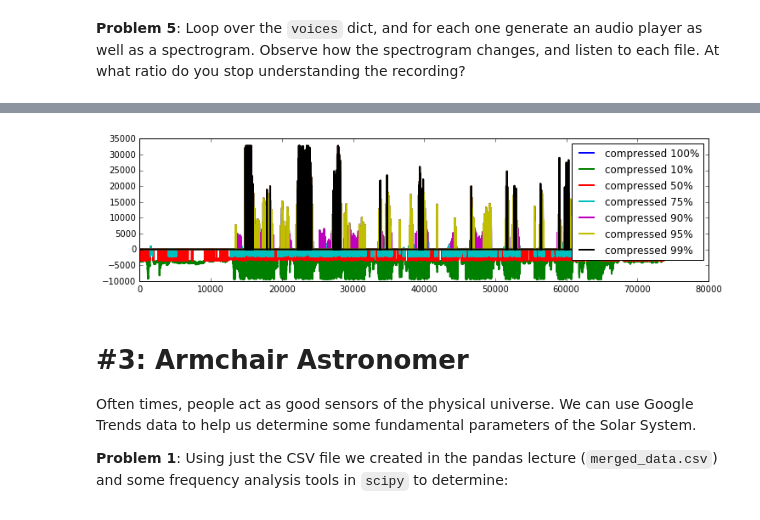
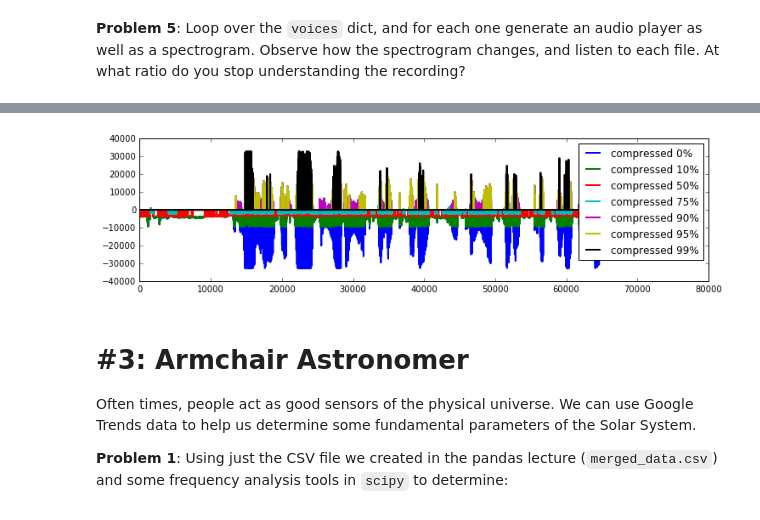
Before and after one commit to shimanluck/AY250-HW, a Jupyter notebook: hw_1/hw_1_assignment.ipynb, the cells around one changed output, grey strips where cells are left out. Saved outputs shown, nothing was run; the diff lists cells and outputs as text; code cells hidden in the pictures.

```diff
--- a/hw_1/hw_1_assignment.ipynb
+++ b/hw_1/hw_1_assignment.ipynb
@@ -355,7 +351,7 @@ def compress_wav(fname, fraction):
     x_approx = compress_signal(x, fraction)
 
     sp.io.wavfile.write(new_fname, rate, x_approx)
-    return([x_approx, new_fname])
+    return([rate, x, x_approx, new_fname])
 # %% [markdown]
 **Problem 4**: Study the effect of compressing the input file at different ratios: 0.1, 0.5, 0.75, 0.9, 0.95, 0.99.
 
@@ -367,7 +363,7 @@ You will create an `OrderedDict` called `voices`, with:
 - values: pairs of (x, filename) where x is the compressed audio and filename is the name of the compressed file.
 # %%
 from collections import OrderedDict
-ratios = [1, 0.1, 0.5, 0.75, 0.9, 0.95, 0.99]
+ratios = [0, 0.1, 0.5, 0.75, 0.9, 0.95, 0.99]
 all_compress = OrderedDict()
 for ratio in ratios:
     all_compress[ratio] = compress_wav("Data/voice.wav", ratio)
@@ -387,11 +383,11 @@ for compress in all_compress:
 # %%
 plt.figure(figsize=(12,3))
 for ratio in all_compress:
-    signal = all_compress[ratio][0]
+    signal = all_compress[ratio][2]
     plt.plot(signal, lw=2, label='compressed {0:.0%}'.format(ratio))
 plt.legend();
 # %% [output]
-[figure, old version]
+[figure, new version]
 # %% [markdown]
 # #3: Armchair Astronomer
 
```
Also changed, not shown: parts of 4 cells of this notebook.
